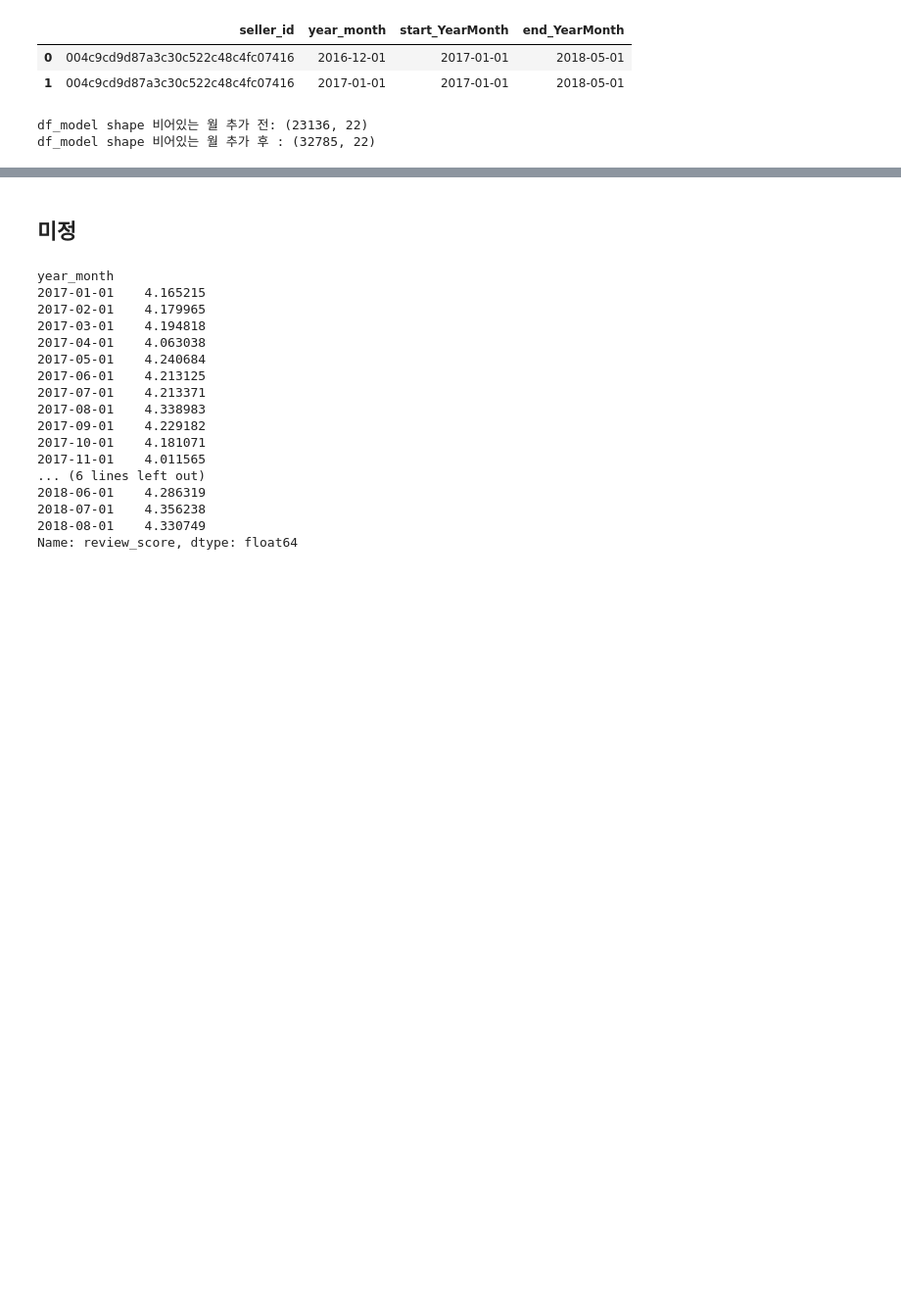
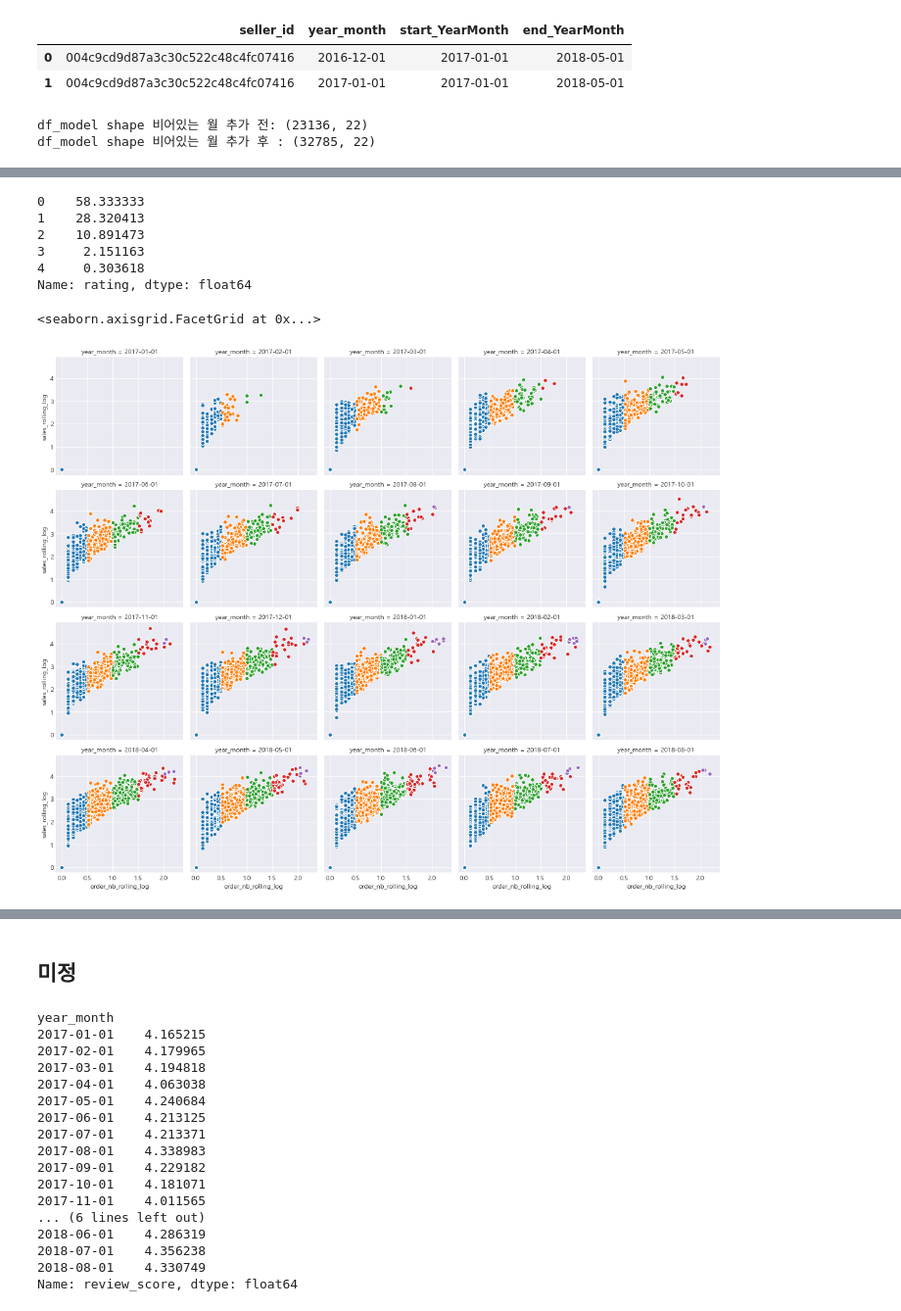
Before and after one commit to changyong93/project_Brazilian-E-Commerce-Public-Dataset-by-Olist, a Jupyter notebook: 전처리~피쳐엔지니어링.ipynb, the cells around one changed output, grey strips where cells are left out. Shown at 98% size. Cells and saved outputs as stored; diff of their text form; code cells hidden in the pictures; blank space fills up the shorter version.

```diff
--- a/전처리~피쳐엔지니어링.ipynb
+++ b/전처리~피쳐엔지니어링.ipynb
@@ -1125,0 +1191,23 @@ df_model_temp_temp["order_nb_rolling"] = std.fit_transform(df_model_temp_temp["o
+# %%
+def rating_cond(i):
+    cond = (seller_rating.sales_rolling_log >=i)&(seller_rating.order_nb_rolling_log >=i/2)
+    return cond
+# %%
+seller_rating["rating"] = 0
+for i in range(0,5):
+    seller_rating.loc[rating_cond(i),"rating"] = i
+# %%
+seller_rating.rating.value_counts().sort_index()/seller_rating.shape[0]*100
+# %% [output]
+0    58.333333
+1    28.320413
+2    10.891473
+3     2.151163
+4     0.303618
+Name: rating, dtype: float64
+# %%
+g2 = sns.FacetGrid(seller_rating.sort_values("year_month"), col="year_month",col_wrap=5,hue = "rating")
+g2.map(plt.scatter, "order_nb_rolling_log", "sales_rolling_log", edgecolor="w")
+# %% [output]
+<seaborn.axisgrid.FacetGrid at 0x...>
+[figure, added]
```
Also changed, not shown: parts of 26 cells of this notebook.
